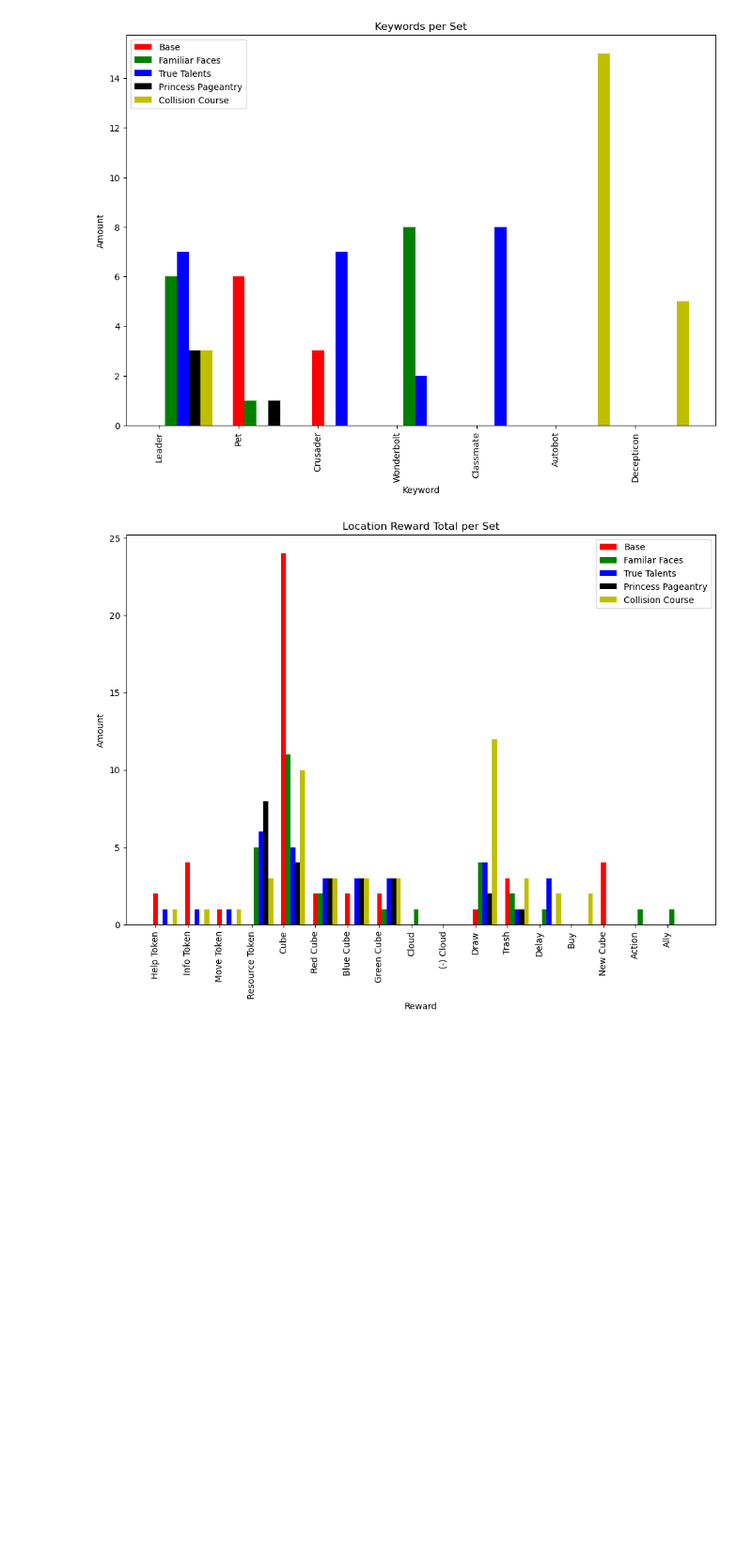
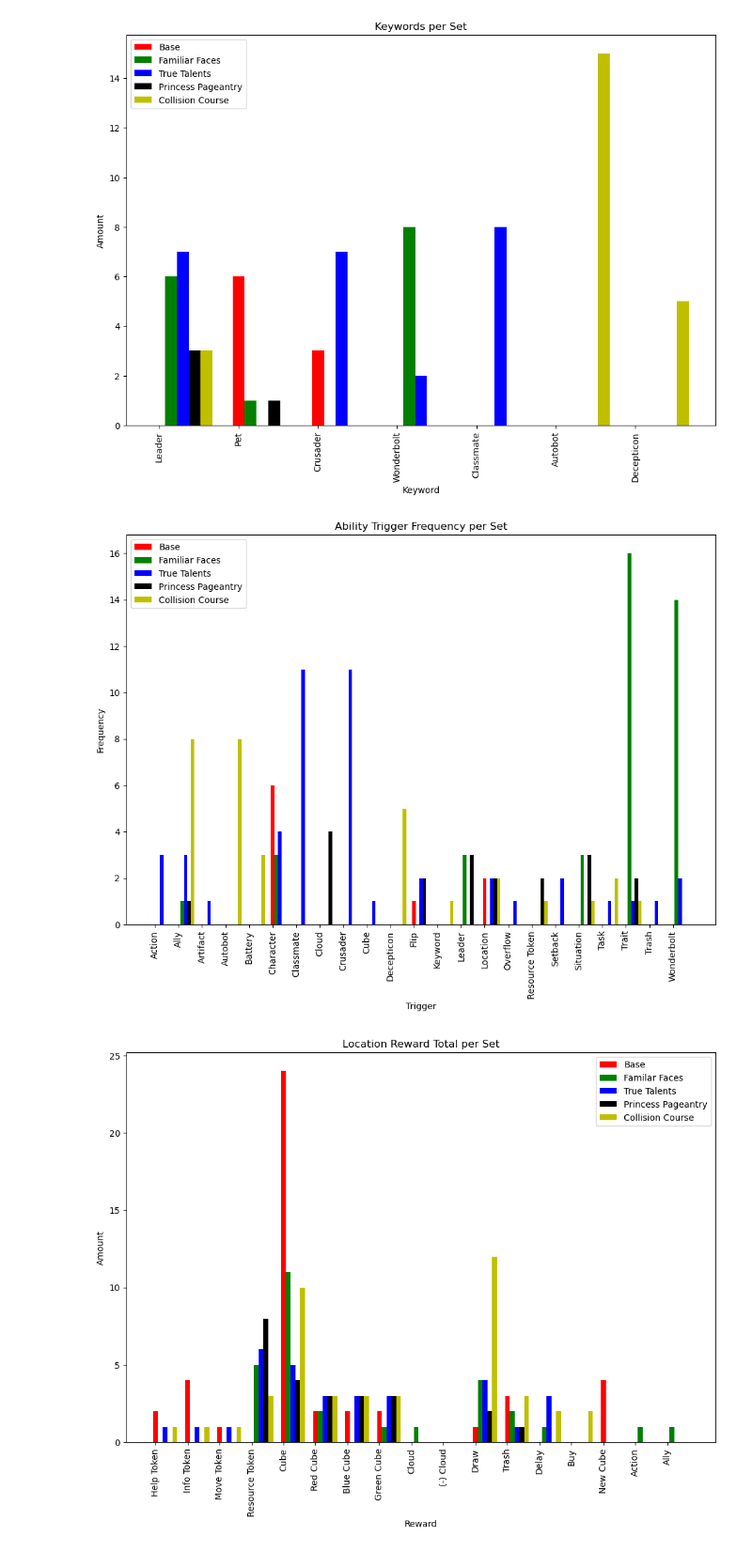
Before and after one commit to XBigTK13X/jupyter-mlp-aie, a Jupyter notebook: MLP.ipynb, the cells around one changed output. Shown: that part at 94% size. Drawn from its saved outputs; the diff is of its cells as text; code cells hidden in the pictures; blank space fills up the shorter version.

Commit message:
Stats for ability triggers.

```diff
--- a/MLP.ipynb
+++ b/MLP.ipynb
@@ -455,6 +455,68 @@ plotlib.xticks(ind,keyword_keys,rotation=90)
 plotlib.show()
 # %% [output]
 [figure]
+# %%
+actions = pandas.read_csv('data/MLP Adventures Card Distribution - Action.csv')
+allys = pandas.read_csv('data/MLP Adventures Card Distribution - Ally.csv')
+trigger_sets = {}
+trigger_keys = []
+for index,row in actions.iterrows():
+    if not row['Set'] in trigger_sets:
+        trigger_sets[row['Set']] = {}
+    if pandas.isna(row['Ability Trigger']):
+        continue
+    amounts,kinds = parse_mlp(row['Ability Trigger'],'whole')
+    for ii in range(0,len(amounts)):
+        amount = amounts[ii]
+        kind = kinds[ii]
+        if not kind in trigger_keys:
+            trigger_keys.append(kind)
+        if not kind in trigger_sets[row['Set']]:
+            trigger_sets[row['Set']][kind] = 0
+        trigger_sets[row['Set']][kind] += amount * row['Copies']
+
+for index,row in allys.iterrows():
+    if not row['Set'] in trigger_sets:
+        trigger_sets[row['Set']] = {}
+    if pandas.isna(row['Ability Trigger']):
+        continue
+    amounts,kinds = parse_mlp(row['Ability Trigger'],'whole')
+    for ii in range(0,len(amounts)):
+        amount = amounts[ii]
+        kind = kinds[ii]
+        if not kind in trigger_keys:
+            trigger_keys.append(kind)
+        if not kind in trigger_sets[row['Set']]:
+            trigger_sets[row['Set']][kind] = 0
+        trigger_sets[row['Set']][kind] += amount * row['Copies']
+
+trigger_names = allies['Set'].unique().tolist()
+triggers = []
+trigger_keys.sort()
+
+for trigger_name in trigger_names:
+    hits = []
+    for trigger_key in trigger_keys:
+        if trigger_key in trigger_sets[trigger_name]:
+            hits.append(trigger_sets[trigger_name][trigger_key])
+        else:
+            hits.append(0)
+    triggers.append(hits)
+plotlib.figure()
+plotlib.title('Ability Trigger Frequency per Set')
+bar_width = .15
+colors = ['r','g','b','k','y']
+import numpy
+ind = numpy.arange(len(trigger_keys))
+for ii in range(0,len(trigger_names)):
+    plotlib.bar(ind+bar_width*ii,triggers[ii],label=trigger_names[ii],color=colors[ii],width=bar_width)
+plotlib.legend(loc='best')
+plotlib.xlabel('Trigger')
+plotlib.ylabel('Frequency')
+plotlib.xticks(ind,trigger_keys,rotation=90)
+plotlib.show()
+# %% [output]
+[figure, added]
 # %%
 locations = pandas.read_csv('data/MLP Adventures Card Distribution - Location.csv')
 location_sets = {}
```
Also changed, not shown: 3 other files.
